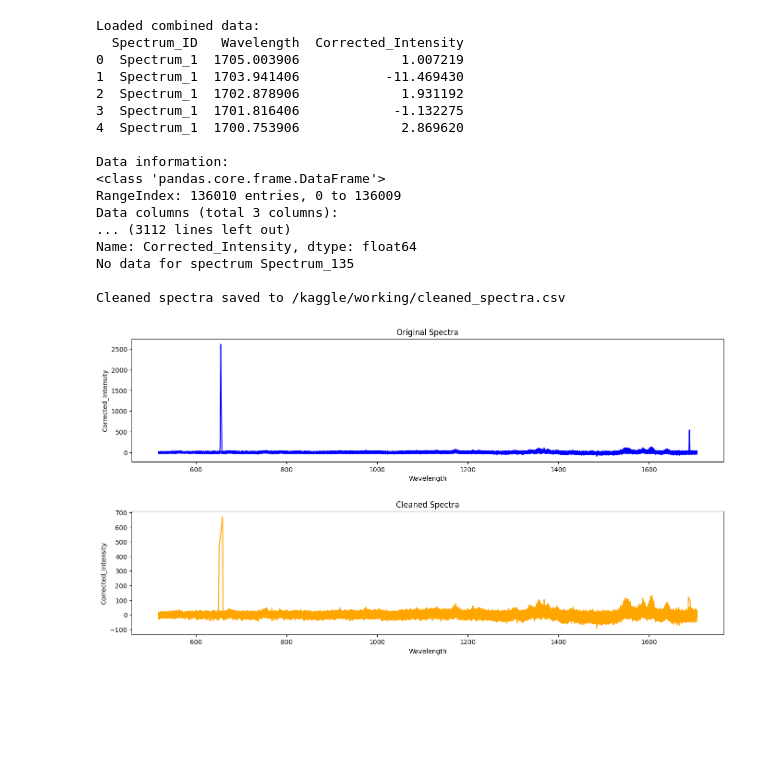
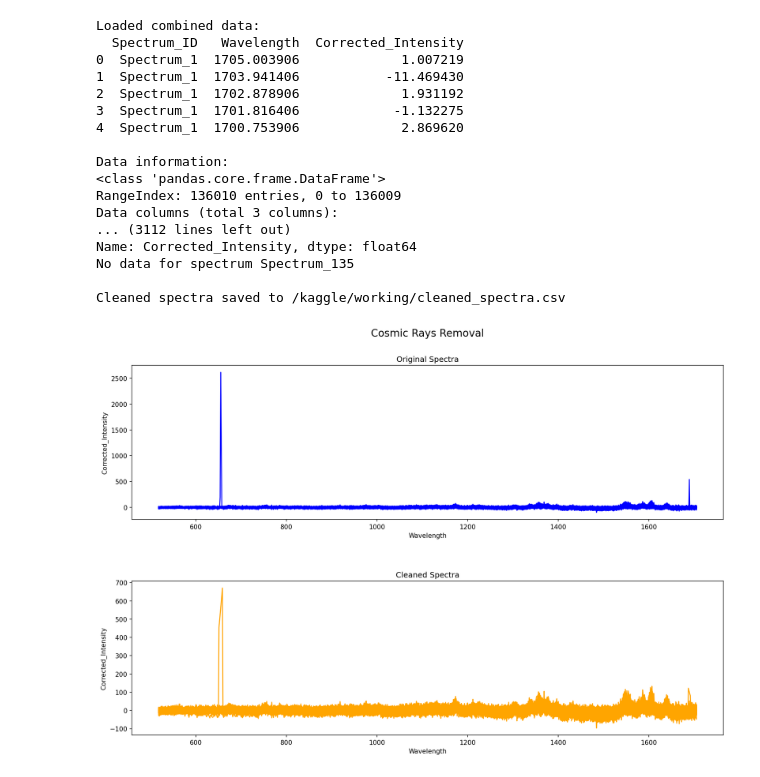
Before and after one commit to DircePineda/spectra2024, a Jupyter notebook: malaria-clean.ipynb, the cells around one changed output. Saved outputs shown, nothing was run; the diff lists cells and outputs as text; code cells hidden in the pictures; blank space fills up the shorter version.

```diff
--- a/malaria-clean.ipynb
+++ b/malaria-clean.ipynb
@@ -271,7 +272,8 @@ else:
     print("\nNo cleaned spectra to save")
 
 #Plot
-plt.figure(figsize=(16, 8))
+plt.figure(figsize=(16, 10), dpi=150)
+plt.suptitle('Cosmic Rays Removal', fontsize=16)
 
 # Plot original spectra
 plt.subplot(2, 1, 1)
@@ -285,33 +287,33 @@ plt.ylabel('Corrected_Intensity')
 
 # Plot cleaned spectra
 plt.subplot(2, 1, 2)
 for i in range(num_spectra):
     if len(cleaned_spectra) > i:
         plt.plot(cleaned_spectra[i]['Wavelength'], cleaned_spectra[i]['Corrected_Intensity'], color='orange',
                  label=f'Spectrum {i + 1}')
+
 plt.title('Cleaned Spectra')
 plt.xlabel('Wavelength')
 plt.ylabel('Corrected_Intensity')
-
 plt.subplots_adjust(left=0.1, bottom=0.1, right=0.9, top=0.9, wspace=0.4, hspace=0.4) # adjust margins
 plt.show()
 # %% [output]
 Loaded combined data:
   Spectrum_ID   Wavelength  Corrected_Intensity
 0  Spectrum_1  1705.003906             1.007219
 1  Spectrum_1  1703.941406           -11.469430
 2  Spectrum_1  1702.878906             1.931192
 3  Spectrum_1  1701.816406            -1.132275
 4  Spectrum_1  1700.753906             2.869620
 
 Data information:
 <class 'pandas.core.frame.DataFrame'>
 RangeIndex: 136010 entries, 0 to 136009
 Data columns (total 3 columns):
 ... (3112 lines left out)
 Name: Corrected_Intensity, dtype: float64
 No data for spectrum Spectrum_135
 
 Cleaned spectra saved to /kaggle/working/cleaned_spectra.csv
-[figure, old version]
+[figure, new version]
 # %%
```
Also changed, not shown: parts of 3 cells of this notebook.
